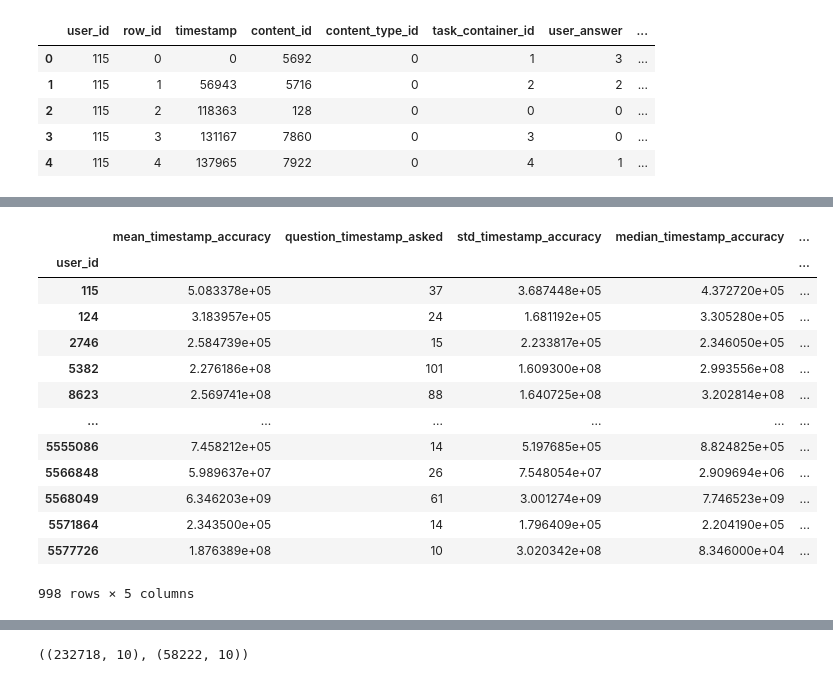
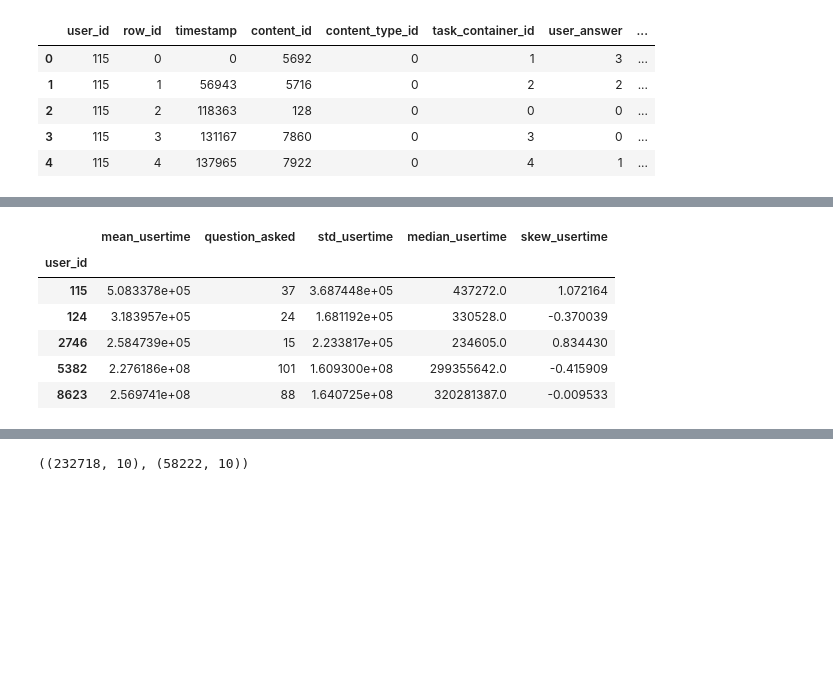
Before and after one commit to Riiid-Team/AI-Learning, a Jupyter notebook: MVP-Shi.ipynb, the cells around one changed output, grey strips where cells are left out. Saved outputs shown, nothing was run; the diff lists cells and outputs as text; code cells hidden in the pictures; blank space fills up the shorter version.

Commit message:
merge notebooks

```diff
--- a/MVP-Shi.ipynb
+++ b/MVP-Shi.ipynb
@@ -278,12 +297,16 @@ user_ids1000[:5]
 # %%
-# Create the train and test dataframe
+# Generate the list of user ids
+user_ids1000 = train1000.groupby(train1000.index).row_id.count().index.to_list()
 
+# Create the empty train and test dataframe
 train = pd.DataFrame()
 test = pd.DataFrame()
 
 # Set up the train size
 train_size = 0.8
 
+# Create a for loop to split the each user's record into train and test
+# and then merge all the users into train and test
 for user_id in user_ids1000:
     if train1000.loc[[user_id]].shape[0] <=2:
         print(user_id)
@@ -297,7 +320,7 @@ for user_id in user_ids1000:
         train = pd.concat([train, df_train])
         test = pd.concat([test, df_test])
 
-# Print the shape of the original, train and test
+# Print the shape of the original dataset, the train and test
 train1000.shape, train.shape, test.shape
 # %% [output]
 1880240
@@ -675,38 +638,32 @@ user_answer_stats
 # %%
-# Compute the statistics of time used by each user
+# Compute the statistics of
+# the average time every user spent on the system
 
 timestamp_stats = train.groupby("user_id").timestamp.agg(['mean',
                                                           'count',
                                                           'std',
                                                           'median',
                                                           'skew'])
 
 
 # Rename the name of the columns
 
-timestamp_stats.columns = ['mean_timestamp_accuracy',
-                           'question_timestamp_asked',
-                           'std_timestamp_accuracy',
-                           'median_timestamp_accuracy',
-                           'skew_timestamp_accuracy']
+timestamp_stats.columns = ['mean_usertime',
+                           'total_questions_asked',
+                           'std_usertime',
+                           'median_usertime',
+                           'skew_usertime']
 
 # Take a look at the dataframe
-timestamp_stats
+timestamp_stats.head()
 # %% [output]
-|  | mean_timestamp_accuracy | question_timestamp_asked | std_timestamp_accuracy | median_timestamp_accuracy | ... |
-| user_id |  |  |  |  | ... |
-| 115 | 5.083378e+05 | 37 | 3.687448e+05 | 4.372720e+05 | ... |
-| 124 | 3.183957e+05 | 24 | 1.681192e+05 | 3.305280e+05 | ... |
-| 2746 | 2.584739e+05 | 15 | 2.233817e+05 | 2.346050e+05 | ... |
-| 5382 | 2.276186e+08 | 101 | 1.609300e+08 | 2.993556e+08 | ... |
-| 8623 | 2.569741e+08 | 88 | 1.640725e+08 | 3.202814e+08 | ... |
-| ... | ... | ... | ... | ... | ... |
-| 5555086 | 7.458212e+05 | 14 | 5.197685e+05 | 8.824825e+05 | ... |
-| 5566848 | 5.989637e+07 | 26 | 7.548054e+07 | 2.909694e+06 | ... |
-| 5568049 | 6.346203e+09 | 61 | 3.001274e+09 | 7.746523e+09 | ... |
-| 5571864 | 2.343500e+05 | 14 | 1.796409e+05 | 2.204190e+05 | ... |
-| 5577726 | 1.876389e+08 | 10 | 3.020342e+08 | 8.346000e+04 | ... |
+|  | mean_usertime | question_asked | std_usertime | median_usertime | skew_usertime |
+| user_id |  |  |  |  |  |
+| 115 | 5.083378e+05 | 37 | 3.687448e+05 | 437272.0 | 1.072164 |
+| 124 | 3.183957e+05 | 24 | 1.681192e+05 | 330528.0 | -0.370039 |
+| 2746 | 2.584739e+05 | 15 | 2.233817e+05 | 234605.0 | 0.834430 |
+| 5382 | 2.276186e+08 | 101 | 1.609300e+08 | 299355642.0 | -0.415909 |
+| 8623 | 2.569741e+08 | 88 | 1.640725e+08 | 320281387.0 | -0.009533 |
-998 rows × 5 columns
 # %%
 # Compute the statistics of prior question elapsed time used by each user
 
```
Also changed, not shown: parts of 170 cells of this notebook, 1 other file.
